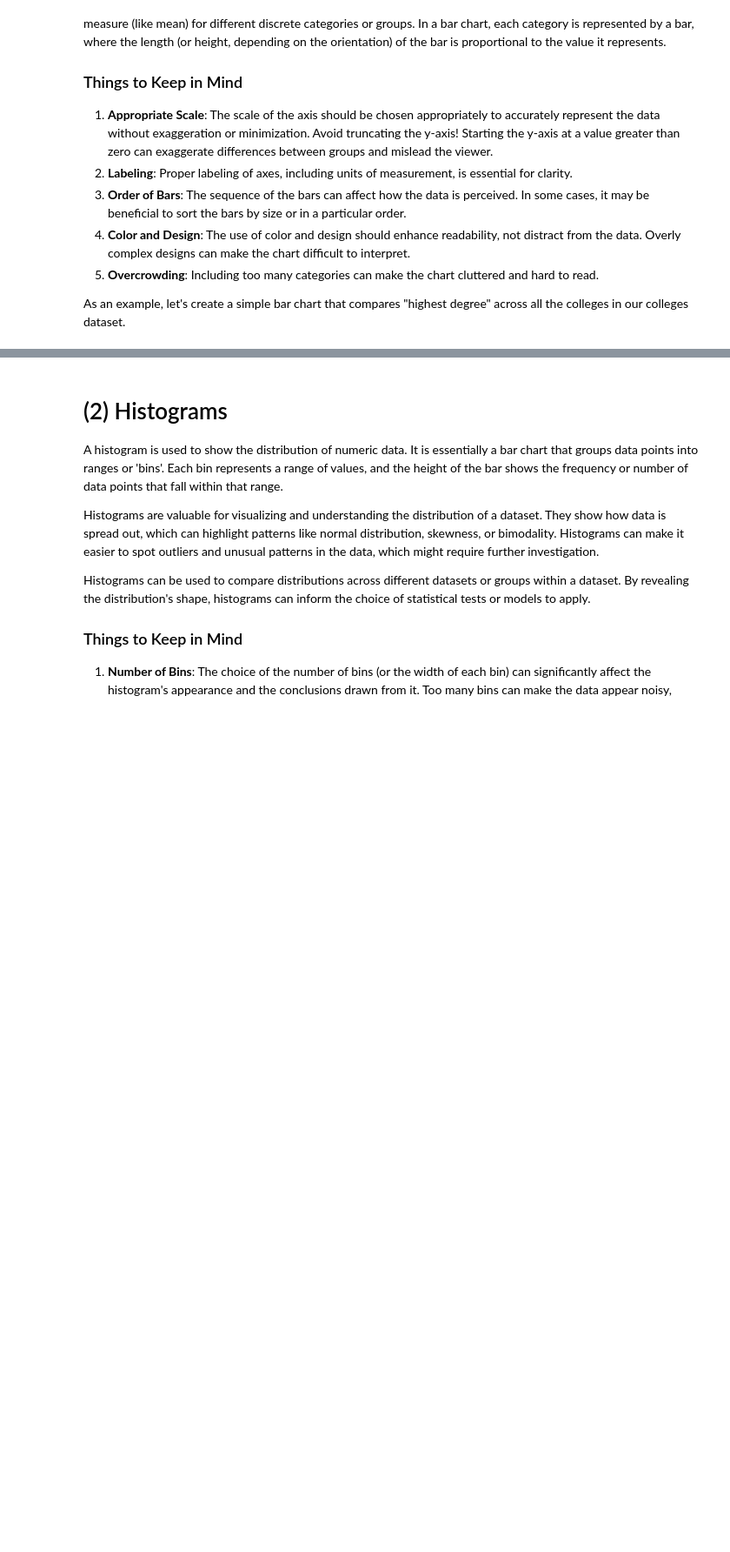
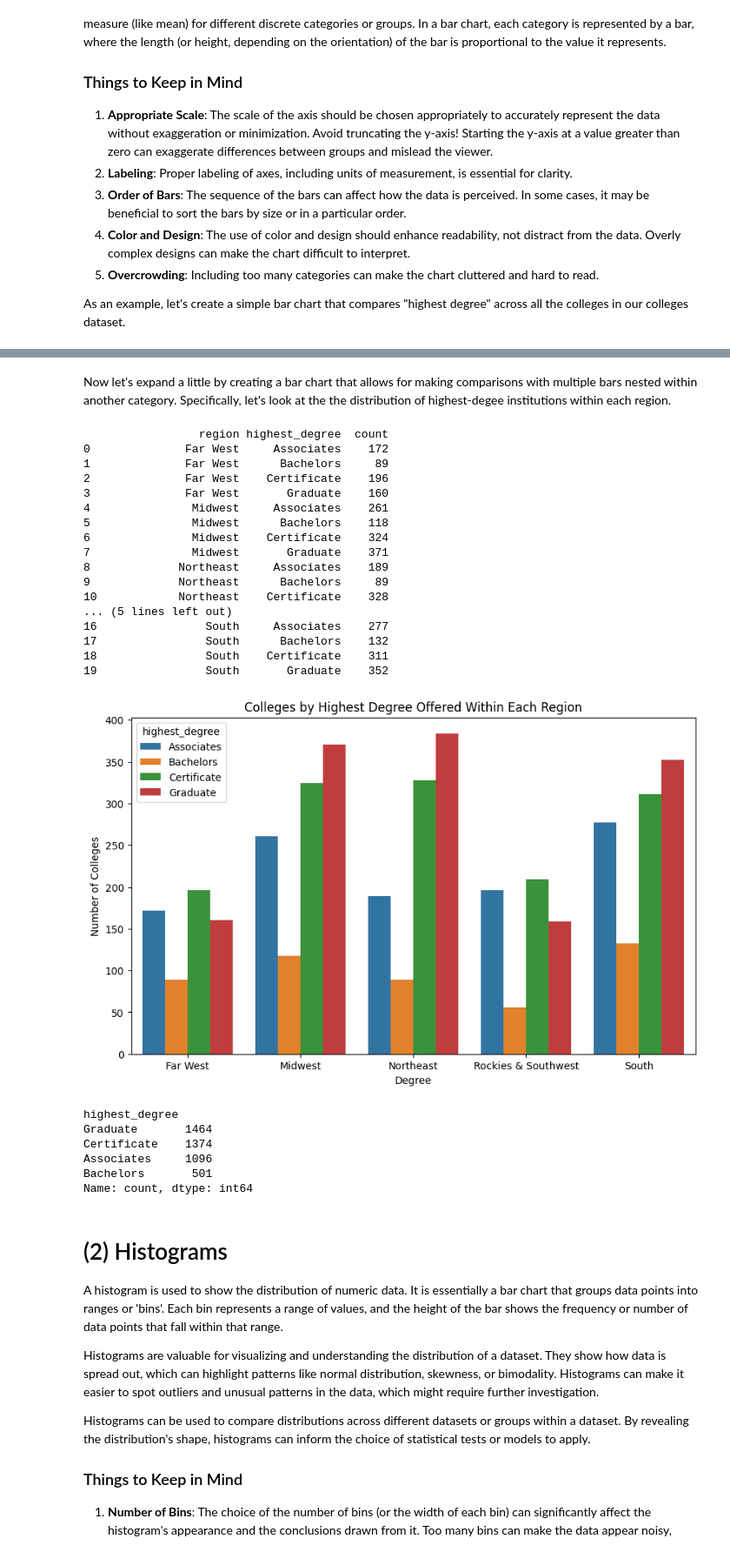
Before and after one commit to kristinporter/DSC201_602, a Jupyter notebook: Python-Notebook3.ipynb, the cells around one changed output, grey strips where cells are left out. Shown: that part at 87% size. Cells and saved outputs as stored; diff of their text form; code cells hidden in the pictures; blank space fills up the shorter version.

```diff
--- a/Python-Notebook3.ipynb
+++ b/Python-Notebook3.ipynb
@@ -79,3 +84,58 @@ Name: count, dtype: int64
+# %% [markdown]
+Now let's expand a little by creating a bar chart that allows for making comparisons with multiple bars nested within another category. Specifically, let's look at the the distribution of highest-degee institutions within each region.
+# %%
+# First we need to get counts of all the categories
+# Here we use the groupby() function
+region_degree_counts = collegesDat.groupby(['region', 'highest_degree']).size().reset_index(name='count')
+
+# Let's see what this looks like
+#print(region_degree_counts)
+
+# Let's drop territories and US Service Schools
+region_degree_counts_mod = region_degree_counts[~region_degree_counts['region'].isin(['Territories','US Service Schools'])]
+print(region_degree_counts_mod)
+
+# This line creates a new figure for plotting with a specified size.
+# This isn't necessary but allows you to size the plot
+plt.figure(figsize=(10, 6)) # this is specifying 10 in wide and 6 in tall
+
+# This line creates a bar plot using the Seaborn library.
+# sets the x-axis values to be the indices of the highest_degree_counts DataFrame
+# sets the y-axis values to be the actual counts corresponding to each category in highest_degree_counts.
+sns.barplot(x='region', y='count', hue='highest_degree', data=region_degree_counts_mod)
+
+# The following lines specify labels
+plt.title('Colleges by Highest Degree Offered Within Each Region')
+plt.xlabel('Degree')
+plt.ylabel('Number of Colleges')
+
+# This prints the plot
+plt.show()
+# %% [output]
+                 region highest_degree  count
+0              Far West     Associates    172
+1              Far West      Bachelors     89
+2              Far West    Certificate    196
+3              Far West       Graduate    160
+4               Midwest     Associates    261
+5               Midwest      Bachelors    118
+6               Midwest    Certificate    324
+7               Midwest       Graduate    371
+8             Northeast     Associates    189
+9             Northeast      Bachelors     89
+10            Northeast    Certificate    328
+... (5 lines left out)
+16                South     Associates    277
+17                South      Bachelors    132
+18                South    Certificate    311
+19                South       Graduate    352
+[figure, added]
+highest_degree
+Graduate       1464
+Certificate    1374
+Associates     1096
+Bachelors       501
+Name: count, dtype: int64
 # %% [markdown]
 # (2) Histograms
 
```
Also changed, not shown: parts of 9 cells of this notebook, 6 other files.
